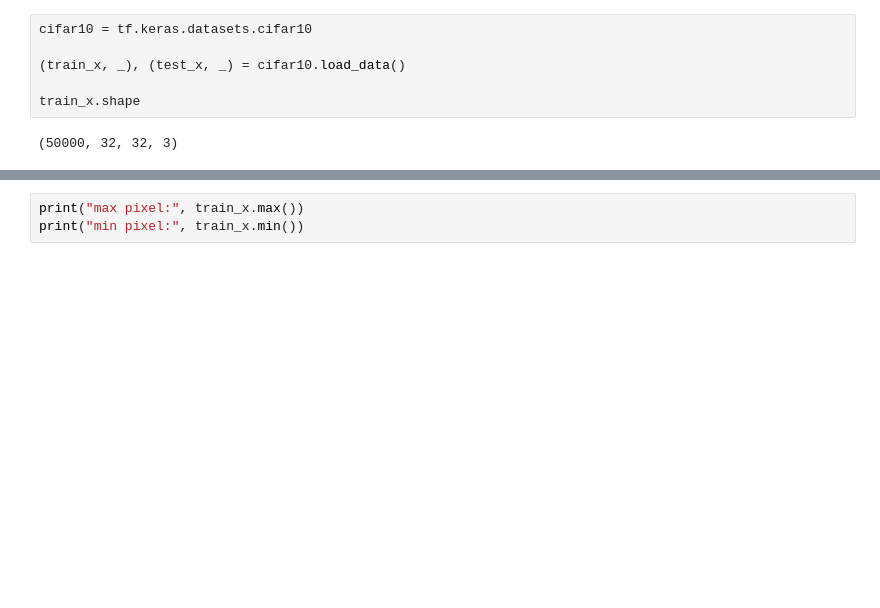
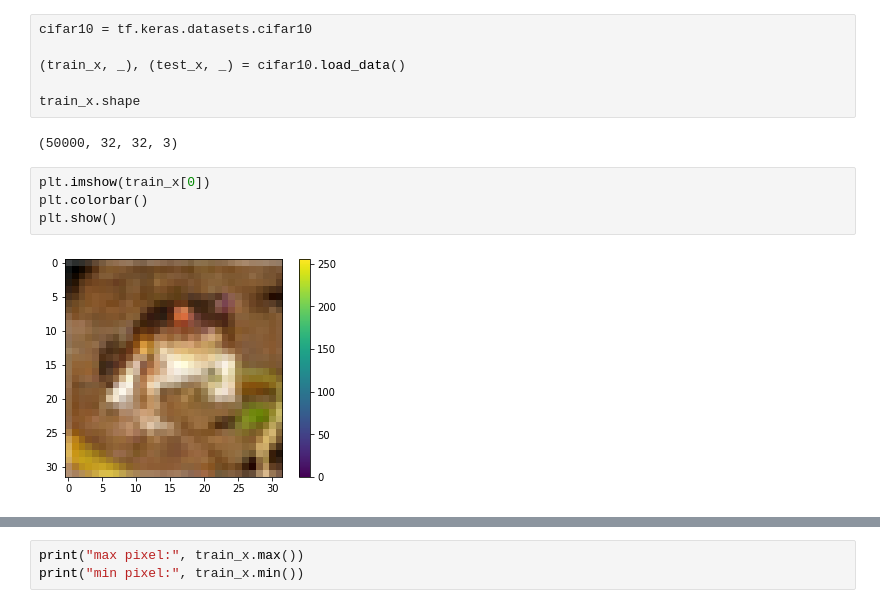
Before and after one commit to GRINTKIM/AIFFEL_EXPLORATION, a Jupyter notebook: [E-10]Generating_CIFAR-10_image.ipynb, the cells around one changed output, grey strips where cells are left out. Saved outputs shown, nothing was run; the diff lists cells and outputs as text; blank space fills up the shorter version.

```diff
--- a/[E-10]Generating_CIFAR-10_image.ipynb
+++ b/[E-10]Generating_CIFAR-10_image.ipynb
@@ -23,3 +23,9 @@ cifar10 = tf.keras.datasets.cifar10
 train_x.shape
 # %% [output]
 (50000, 32, 32, 3)
+# %%
+plt.imshow(train_x[0])
+plt.colorbar()
+plt.show()
+# %% [output]
+[figure, added]
```
Also changed, not shown: parts of 26 cells of this notebook.
